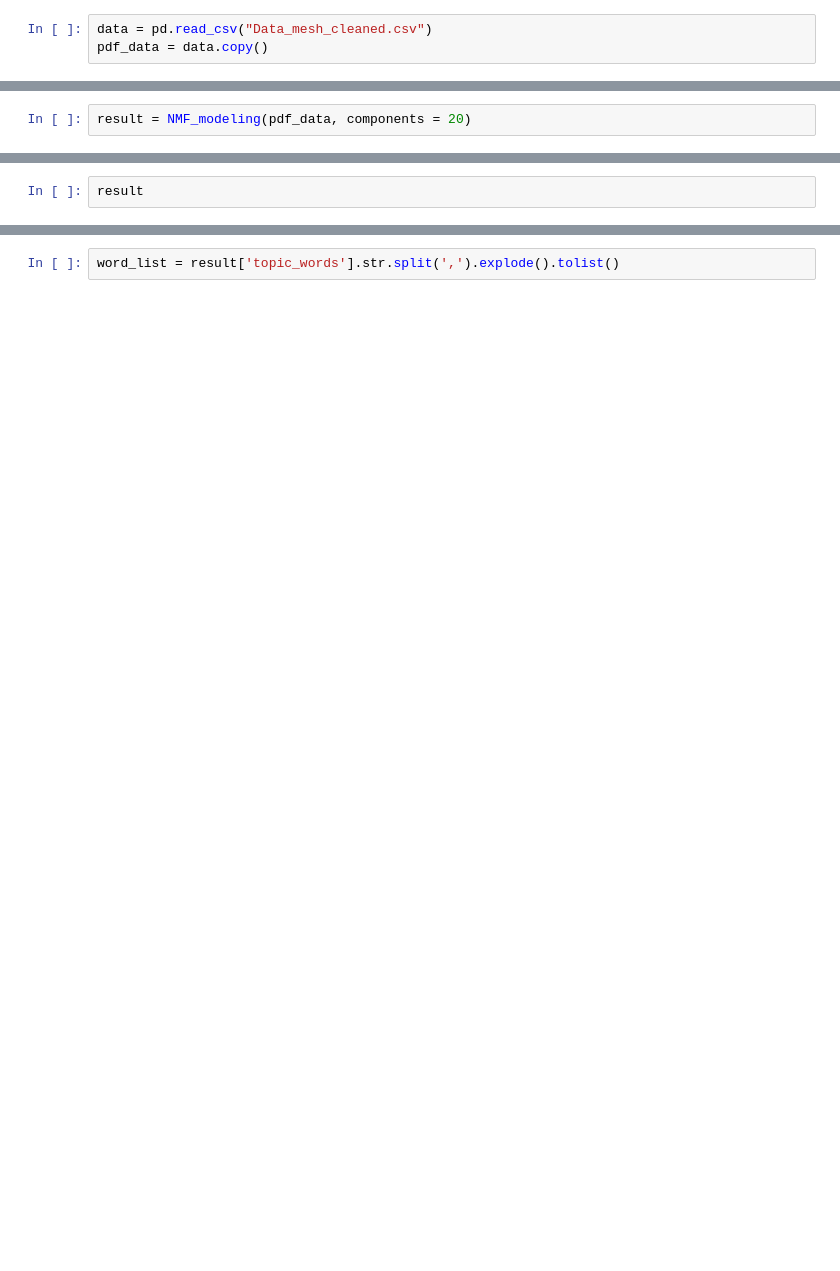
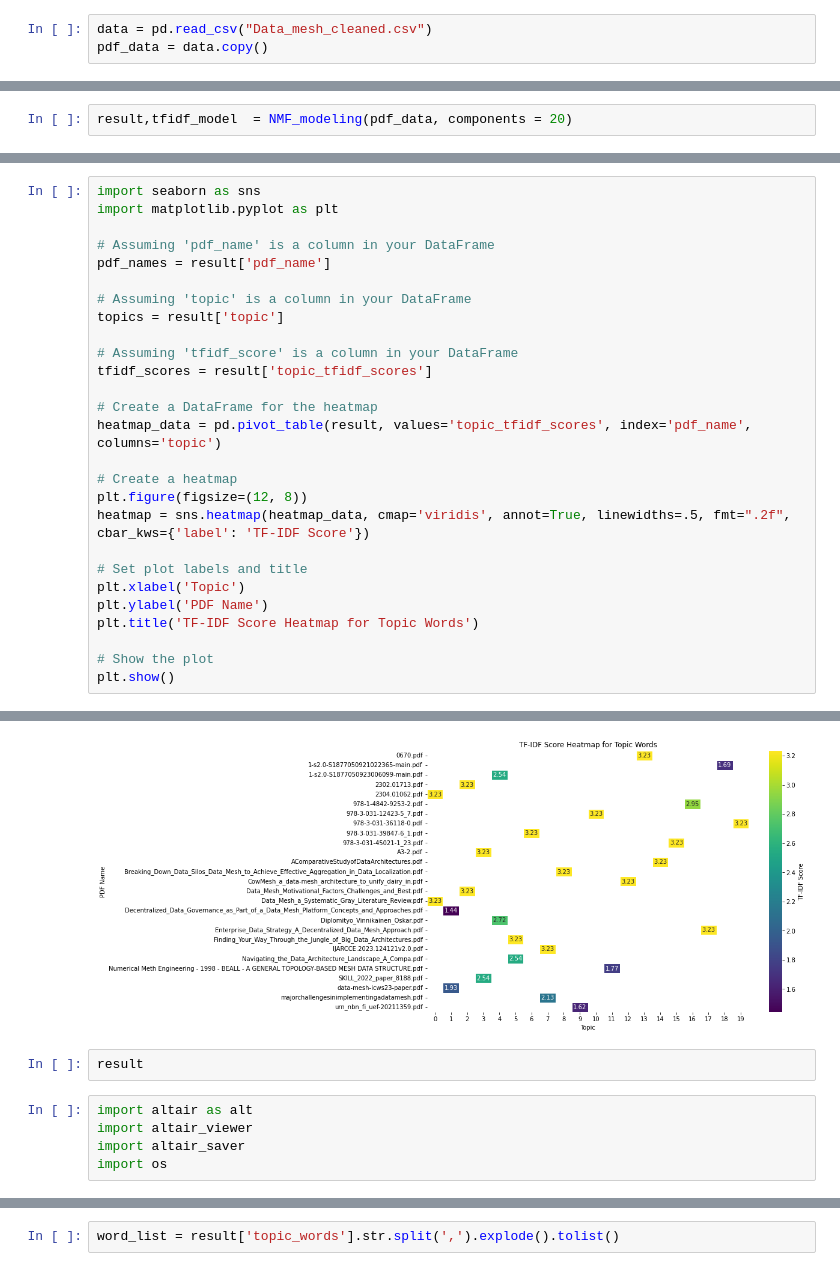
Before and after one commit to clumsyspeedboat/data_mesh_topics_and_sentiment, a Jupyter notebook: Topic_modeling_NMF.ipynb, the cells around one changed output, grey strips where cells are left out. Drawn from its saved outputs; the diff is of its cells as text; blank space fills up the shorter version.

Commit message:
Attempted to add visualization

```diff
--- a/Topic_modeling_NMF.ipynb
+++ b/Topic_modeling_NMF.ipynb
@@ -128,2 +116,2 @@ def LDA_modeling(df_data, components):
 # %%
-result = NMF_modeling(pdf_data, components = 20)
+result,tfidf_model  = NMF_modeling(pdf_data, components = 20)
@@ -130,3 +138,28 @@ result = NMF_modeling(pdf_data, components = 20)
 # %%
-result
+import seaborn as sns
+import matplotlib.pyplot as plt
+
+# Assuming 'pdf_name' is a column in your DataFrame
+pdf_names = result['pdf_name']
+
+# Assuming 'topic' is a column in your DataFrame
+topics = result['topic']
+
+# Assuming 'tfidf_score' is a column in your DataFrame
+tfidf_scores = result['topic_tfidf_scores']
+
+# Create a DataFrame for the heatmap
+heatmap_data = pd.pivot_table(result, values='topic_tfidf_scores', index='pdf_name', columns='topic')
+
+# Create a heatmap
+plt.figure(figsize=(12, 8))
+heatmap = sns.heatmap(heatmap_data, cmap='viridis', annot=True, linewidths=.5, fmt=".2f", cbar_kws={'label': 'TF-IDF Score'})
+
+# Set plot labels and title
+plt.xlabel('Topic')
+plt.ylabel('PDF Name')
+plt.title('TF-IDF Score Heatmap for Topic Words')
+
+# Show the plot
+plt.show()
 # %% [output]
@@ -149,0 +166,8 @@ result
+[figure, added]
+# %%
+result
+# %%
+import altair as alt
+import altair_viewer
+import altair_saver
+import os
```
Also changed, not shown: parts of 13 cells of this notebook, 1 other file.
